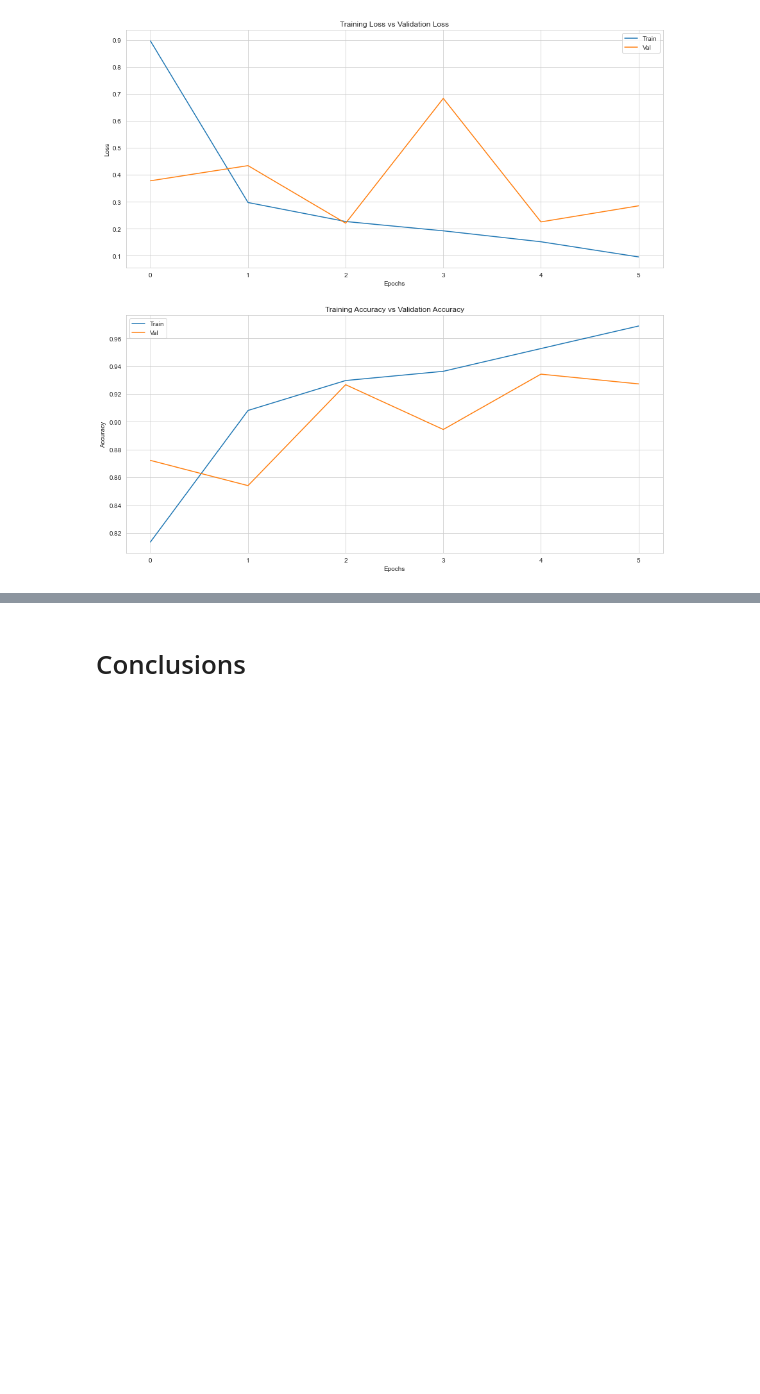
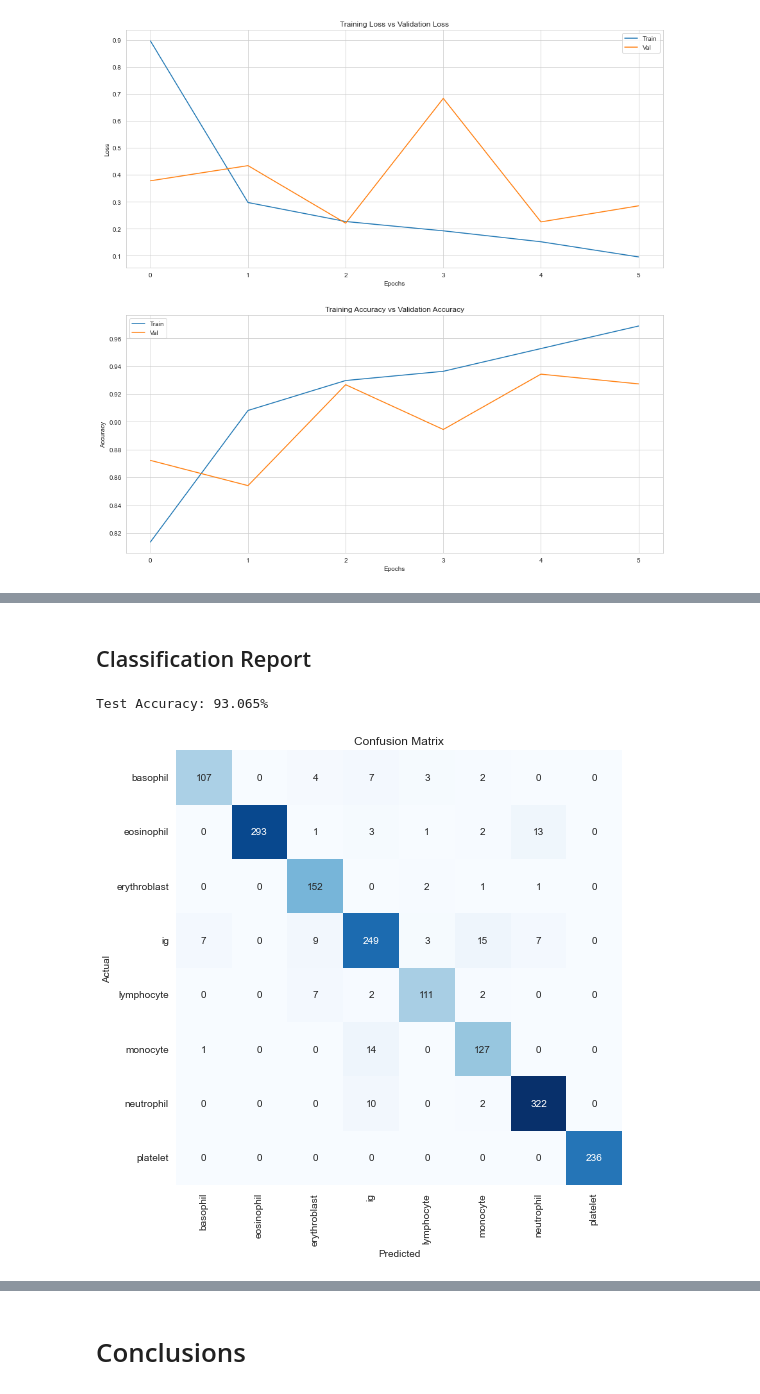
Before and after one commit to Gaurav0502/blood-cell-classification, a Jupyter notebook: notebooks/cnn_exploration.ipynb, the cells around one changed output, grey strips where cells are left out. Saved outputs shown, nothing was run; the diff lists cells and outputs as text; code cells hidden in the pictures; blank space fills up the shorter version.

Commit message:
feat(model-evaluation) : classification report for fine-tuned model

```diff
--- a/notebooks/cnn_exploration.ipynb
+++ b/notebooks/cnn_exploration.ipynb
@@ -401,0 +416,2 @@ domain_adaptor.visualize_history()
+# %%
+evaluator = ModelEvaluator(domain_adaptor.model, domain_adaptor.train)
@@ -401,0 +424,7 @@ domain_adaptor.visualize_history()
+# %% [markdown]
+## Classification Report
+# %%
+evaluator.show_classification_report()
+# %% [output]
+Test Accuracy: 93.065%
+[figure, added]
```
Also changed, not shown: parts of 11 cells of this notebook.
